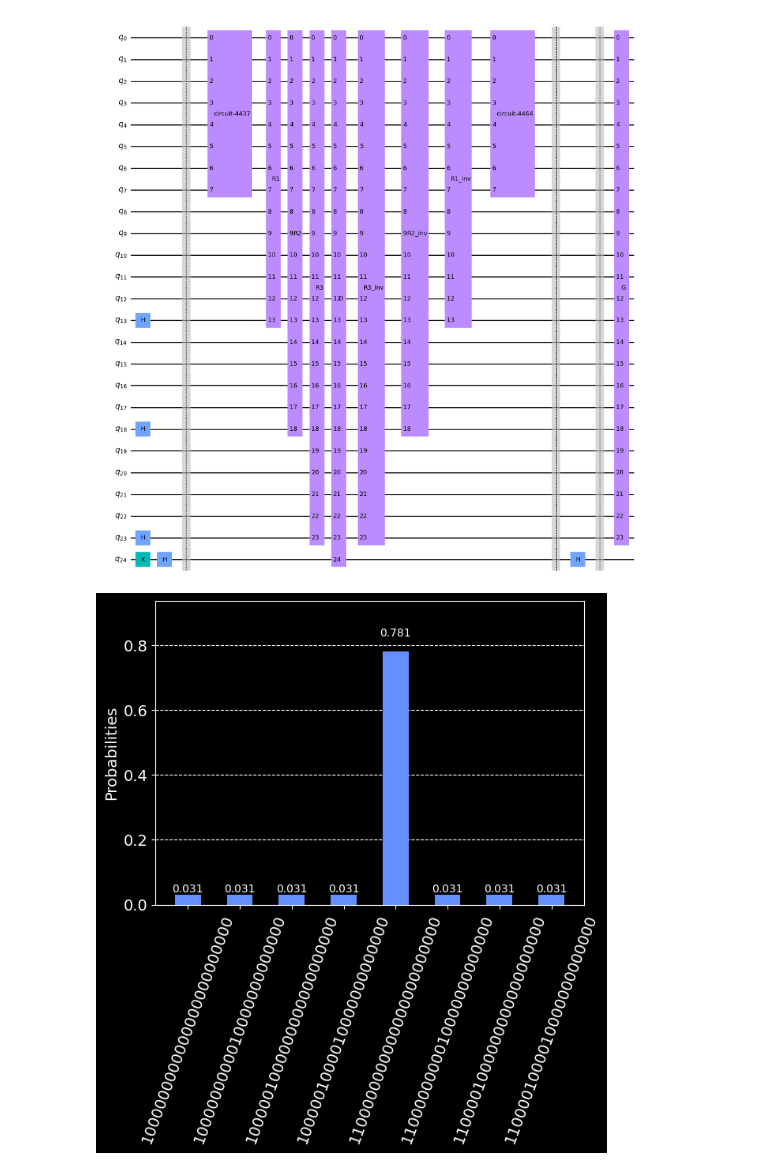
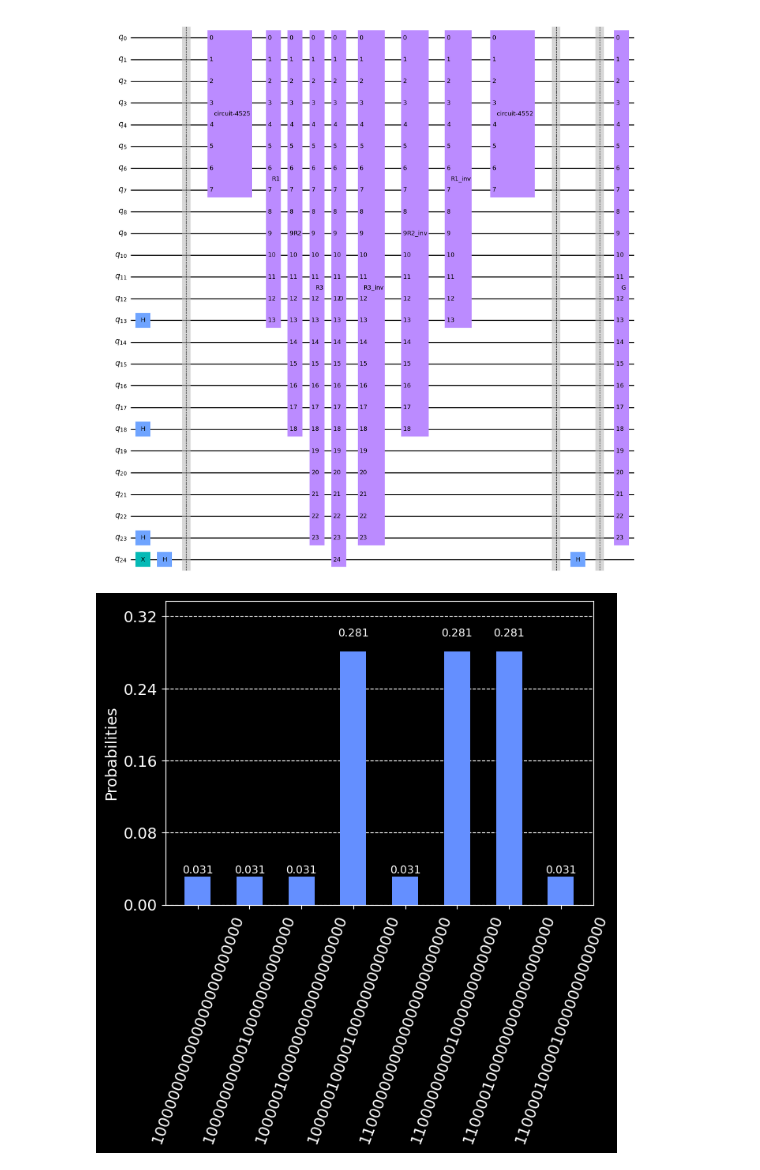
Before and after one commit to xillegas/quantum-search-tree, a Jupyter notebook: qtree.ipynb, the cells around one changed output. Saved outputs shown, nothing was run; the diff lists cells and outputs as text; code cells hidden in the pictures.

```diff
--- a/qtree.ipynb
+++ b/qtree.ipynb
@@ -41,9 +41,9 @@ from qiskit.circuit.library import MCXGate
 # Se define un circuito cuántico con el nombre qc que usa 14 qubits y mide 8 qubits.
 qc = QuantumCircuit(14,8)
 #State Preparation 0-7
-qc.x(0)
+qc.x(2)
+qc.x(3)
 qc.x(4)
-qc.x(5)
 qc.x(7)
 #Flag represented by qubit 8
 #1St Trace (rastro) represented by qubits 9-12
@@ -54,9 +54,9 @@ qc.barrier()
 def state_A():
     qc = QuantumCircuit(8)
     #State Preparation 0-7
-    qc.x(0)
+    qc.x(2)
+    qc.x(3)
     qc.x(4)
-    qc.x(5)
     qc.x(7)
     return qc
 # %% [markdown]
@@ -236,8 +240,11 @@ def oracle(size):
     # qc.append(gate,[0, 3, 6, 7, 19])
     # qc.append(gate,[0, 2, 3, 5, size-1])
     #Grover in depth two cannot resolve this since two solutions out of four are marked.
-    # qc.append(gate,[0, 4, 5, 7, 19])
-    qc.append(gate,[3, 4, 6, 7, size-1])
+    # qc.append(gate,[0, 4, 5, 7, size-1])
+    qc.append(gate,[0, 1, 4, 7, size-1])
+    # qc.append(gate,[3, 4, 6, 7, size-1])
+    # qc.append(gate,[3, 4, 5, 6, size-1])
+    # qc.append(gate,[0, 1, 3, 6, size-1])
     qc.name="O"
     return qc
 
@@ -371,9 +378,9 @@ display(
 # %% [output]
 [figure]
 # %%
-simulator = Aer.get_backend('statevector_simulator')
-result=execute(qc3,simulator).result()
-counts = result.get_counts()
-plot_histogram(counts)
+simulator3 = Aer.get_backend('statevector_simulator')
+result3=execute(qc3,simulator3).result()
+counts3 = result3.get_counts()
+plot_histogram(counts3)
 # %% [output]
-[figure, old version]
+[figure, new version]
```
Also changed, not shown: parts of 5 cells of this notebook, 1 other file.
